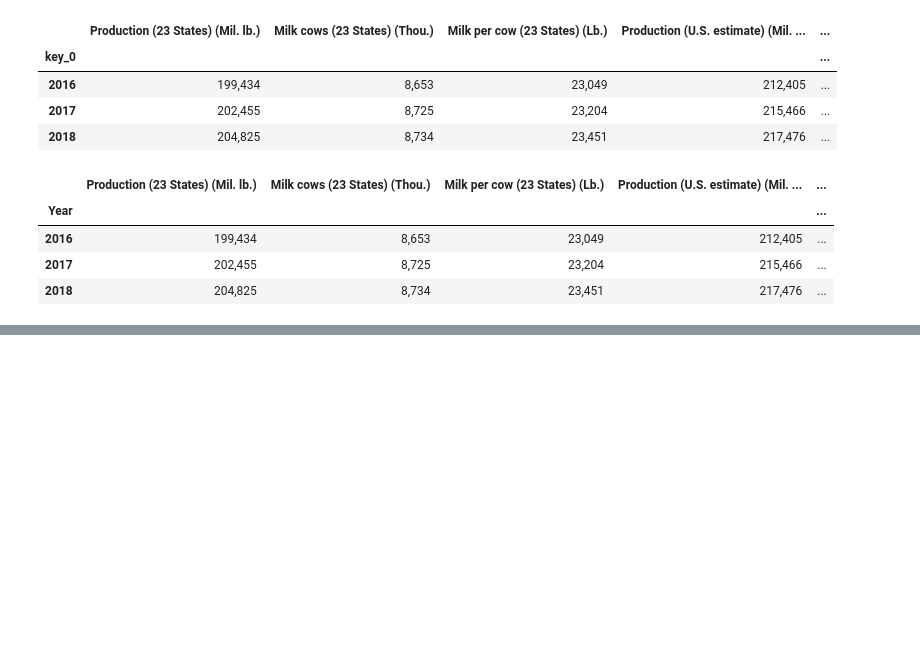
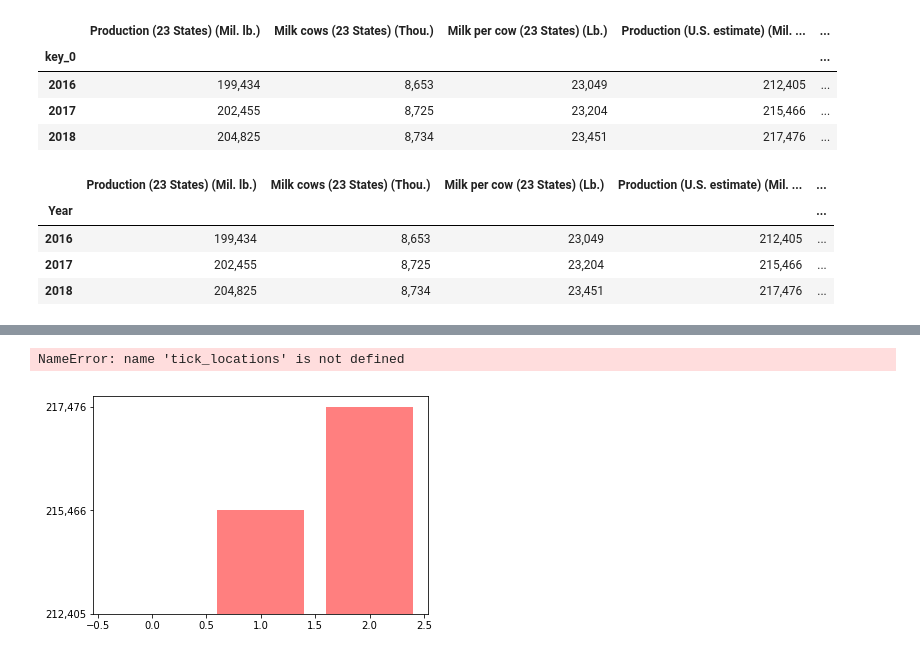
Before and after one commit to Ashraf4068/Dairy_project, a Jupyter notebook: main.ipynb, the cells around one changed output, grey strips where cells are left out. Cells and saved outputs as stored; diff of their text form; code cells hidden in the pictures; blank space fills up the shorter version.

```diff
--- a/main.ipynb
+++ b/main.ipynb
@@ -87,0 +98,12 @@ renamed_milk_price_production
+# %%
+#plt.figure(figsize=(20,3))
+x_axis = np.arange(len(renamed_milk_price_production))
+#x_axis = renamed_milk_price_production.index
+y_axis = renamed_milk_price_production["Production (U.S. estimate) (Mil. Lb.)"]
+
+plt.bar(x_axis, y_axis, color='r', alpha=0.5)
+plt.xticks(tick_locations, renamed_milk_price_production.index, rotation="vertical")
+plt.show()
+# %% [output]
+NameError: name 'tick_locations' is not defined
+[figure, added]
```
Also changed, not shown: parts of 2 cells of this notebook, 2 other files.
